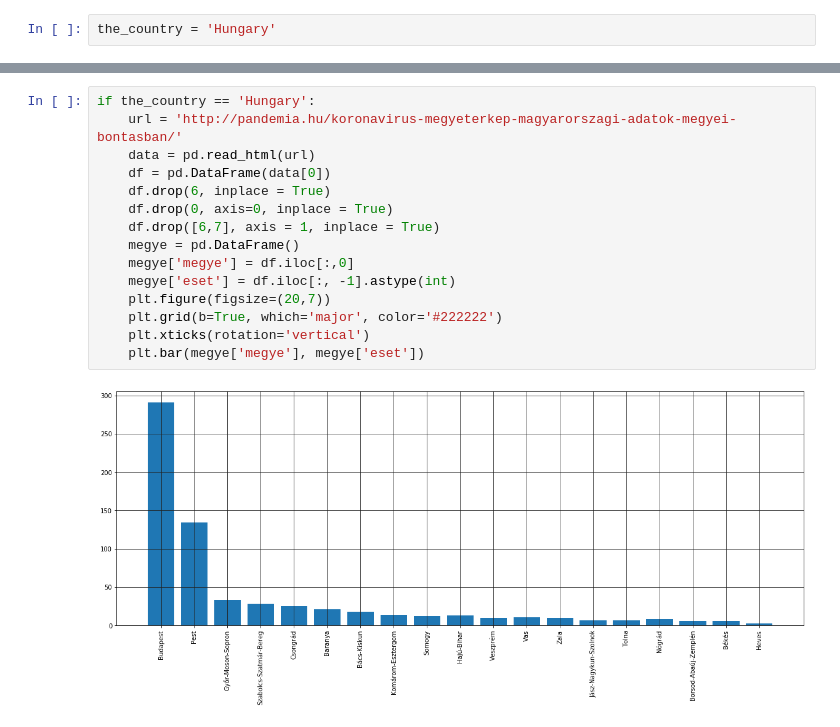
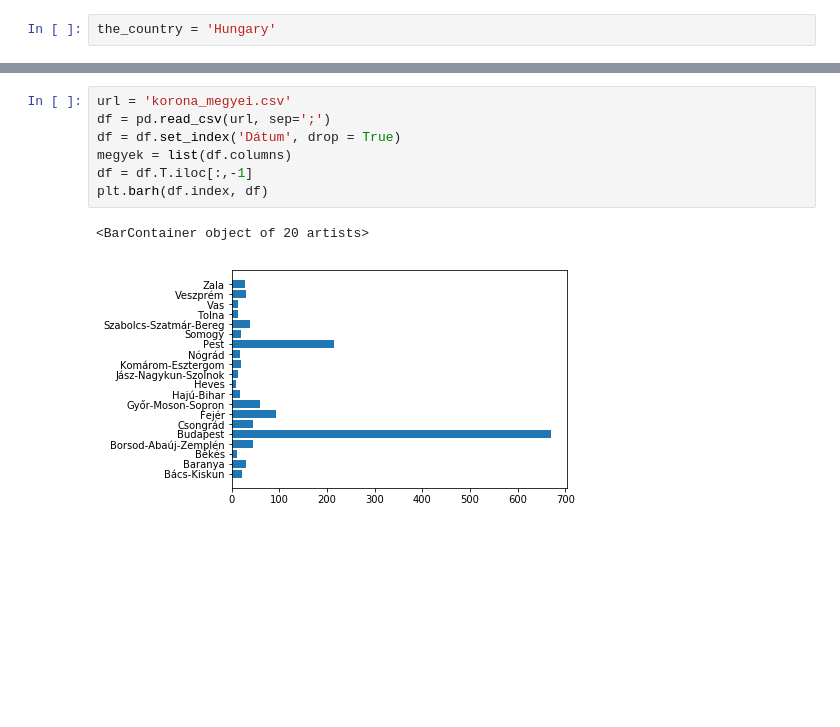
Before and after one commit to mollac/CoVid-19, a Jupyter notebook: corona.ipynb, the cells around one changed output, grey strips where cells are left out. Saved outputs shown, nothing was run; the diff lists cells and outputs as text; blank space fills up the shorter version.

```diff
--- a/corona.ipynb
+++ b/corona.ipynb
@@ -253,17 +253,10 @@ if the_country == 'Hungary':
-# %%
-if the_country == 'Hungary':
-    url = 'http://pandemia.hu/koronavirus-megyeterkep-magyarorszagi-adatok-megyei-bontasban/'
-    data = pd.read_html(url)
-    df = pd.DataFrame(data[0])
-    df.drop(6, inplace = True)
-    df.drop(0, axis=0, inplace = True)
-    df.drop([6,7], axis = 1, inplace = True)
-    megye = pd.DataFrame()
-    megye['megye'] = df.iloc[:,0]
-    megye['eset'] = df.iloc[:, -1].astype(int)
-    plt.figure(figsize=(20,7))
-    plt.grid(b=True, which='major', color='#222222')
-    plt.xticks(rotation='vertical')
-    plt.bar(megye['megye'], megye['eset'])
-# %% [output]
-[figure, removed]
+# %%
+url = 'korona_megyei.csv'
+df = pd.read_csv(url, sep=';')
+df = df.set_index('Dátum', drop = True)
+megyek = list(df.columns)
+df = df.T.iloc[:,-1]
+plt.barh(df.index, df)
+# %% [output]
+<BarContainer object of 20 artists>
+[figure, added]
```
Also changed, not shown: parts of 6 cells of this notebook, 1 other file.
